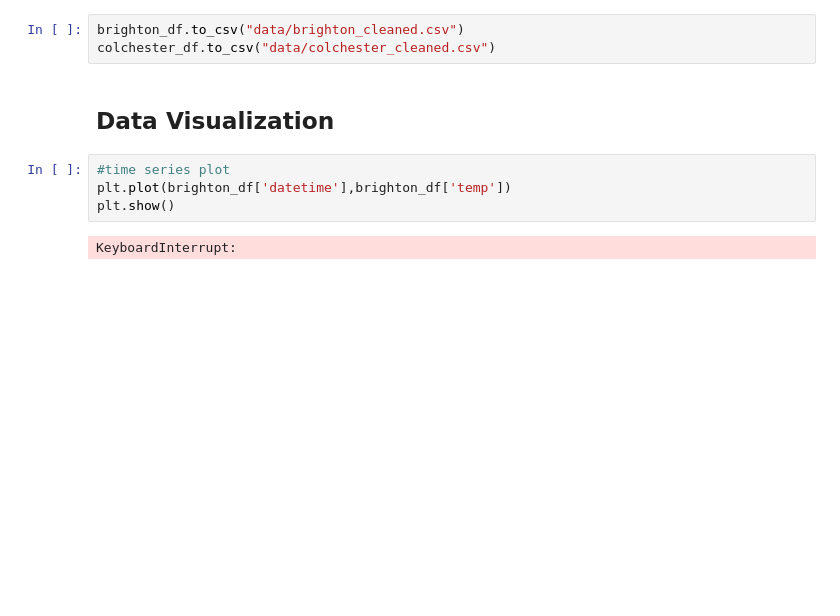
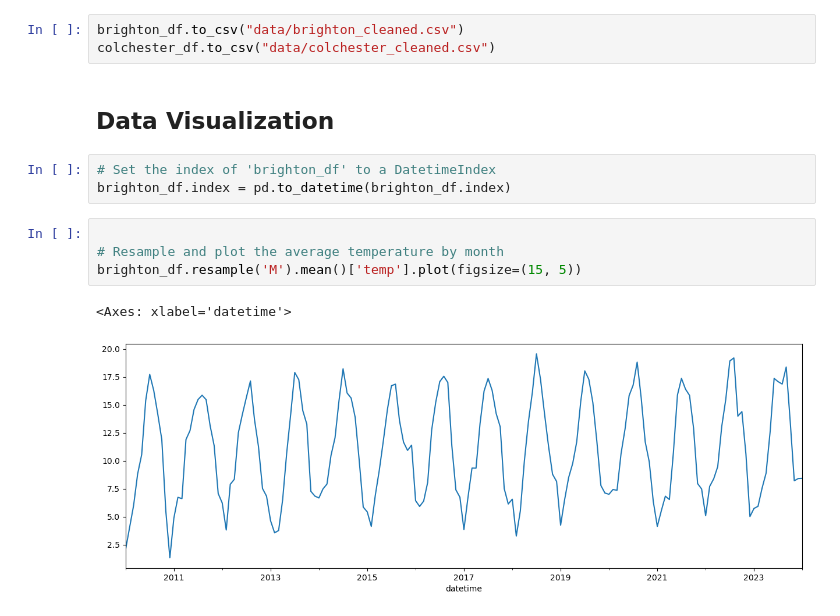
Before and after one commit to aa01753039/AI-WindForecast-Colchester, a Jupyter notebook: data_exploration.ipynb, the cells around one changed output. Cells and saved outputs as stored; diff of their text form; blank space fills up the shorter version.

```diff
--- a/data_exploration.ipynb
+++ b/data_exploration.ipynb
@@ -472,9 +470,13 @@ brighton_df.to_csv("data/brighton_cleaned.csv")
 colchester_df.to_csv("data/colchester_cleaned.csv")
 # %% [markdown]
 ## Data Visualization
-# %%
-#time series plot
-plt.plot(brighton_df['datetime'],brighton_df['temp'])
-plt.show()
-# %% [output]
-KeyboardInterrupt:
+# %%
+# Set the index of 'brighton_df' to a DatetimeIndex
+brighton_df.index = pd.to_datetime(brighton_df.index)
+# %%
+
+# Resample and plot the average temperature by month
+brighton_df.resample('M').mean()['temp'].plot(figsize=(15, 5))
+# %% [output]
+<Axes: xlabel='datetime'>
+[figure, added]
```
Also changed, not shown: parts of 5 cells of this notebook.
